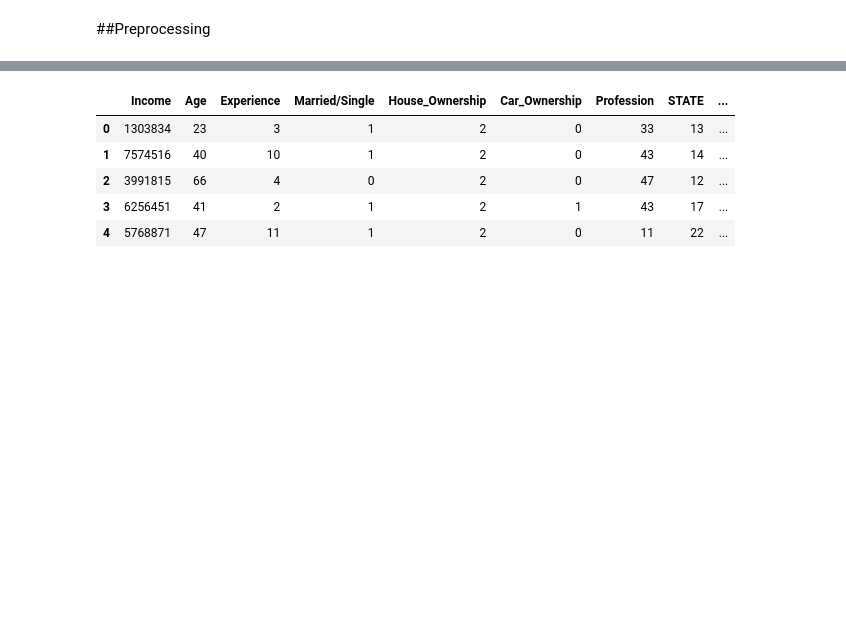
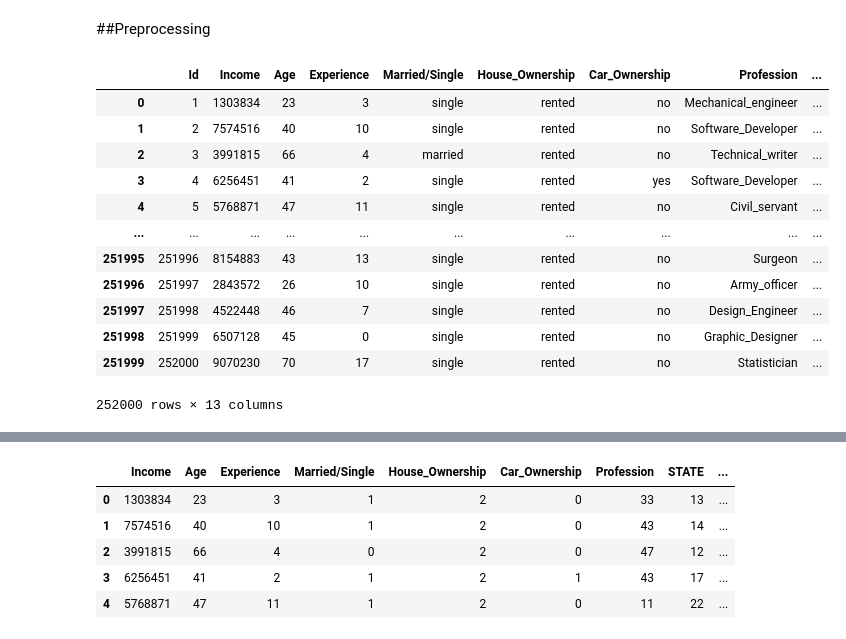
Before and after one commit to fyisa2/ATechSpace, a Jupyter notebook: Final_Assessment.ipynb, the cells around one changed output, grey strips where cells are left out. Cells and saved outputs as stored; diff of their text form; code cells hidden in the pictures; blank space fills up the shorter version.

```diff
--- a/Final_Assessment.ipynb
+++ b/Final_Assessment.ipynb
@@ -250,6 +250,21 @@ mlmodel['Profession'].value_counts().head(10).plot.bar()
 ##Preprocessing
 # %%
 #make a copy of the DataFrame to leave the main data unaffected
-df = data.copy()
+df = mlmodel.copy()
+df
+# %% [output]
+|  | Id | Income | Age | Experience | Married/Single | House_Ownership | Car_Ownership | Profession | ... |
+| 0 | 1 | 1303834 | 23 | 3 | single | rented | no | Mechanical_engineer | ... |
+| 1 | 2 | 7574516 | 40 | 10 | single | rented | no | Software_Developer | ... |
+| 2 | 3 | 3991815 | 66 | 4 | married | rented | no | Technical_writer | ... |
+| 3 | 4 | 6256451 | 41 | 2 | single | rented | yes | Software_Developer | ... |
+| 4 | 5 | 5768871 | 47 | 11 | single | rented | no | Civil_servant | ... |
+| ... | ... | ... | ... | ... | ... | ... | ... | ... | ... |
+| 251995 | 251996 | 8154883 | 43 | 13 | single | rented | no | Surgeon | ... |
+| 251996 | 251997 | 2843572 | 26 | 10 | single | rented | no | Army_officer | ... |
+| 251997 | 251998 | 4522448 | 46 | 7 | single | rented | no | Design_Engineer | ... |
+| 251998 | 251999 | 6507128 | 45 | 0 | single | rented | no | Graphic_Designer | ... |
+| 251999 | 252000 | 9070230 | 70 | 17 | single | rented | no | Statistician | ... |
+252000 rows × 13 columns
 # %%
 '''Drop the following columns: Id, CITY'''
```
Also changed, not shown: parts of 1 cell of this notebook.
